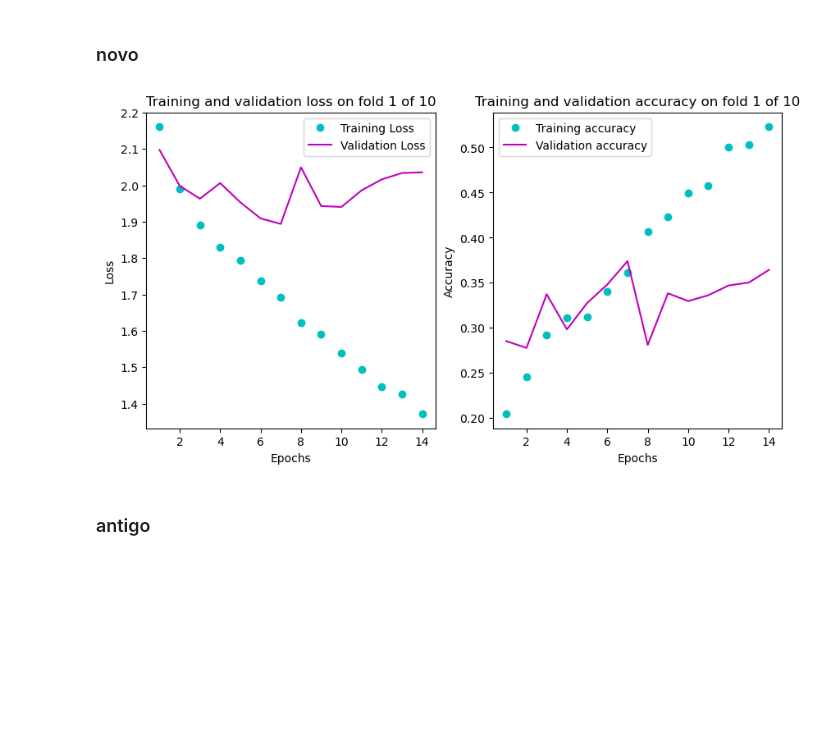
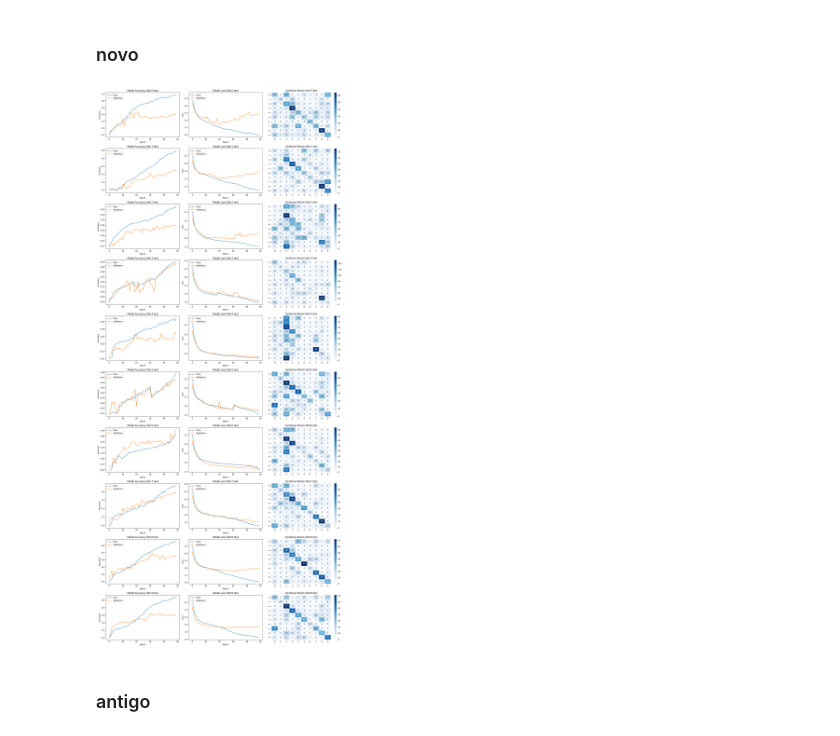
Before and after one commit to joaobaptista30/Sound_Classification, a Jupyter notebook: rnn-lstm.ipynb, the cells around one changed output. Saved outputs shown, nothing was run; the diff lists cells and outputs as text; code cells hidden in the pictures; blank space fills up the shorter version.

```diff
--- a/rnn-lstm.ipynb
+++ b/rnn-lstm.ipynb
@@ -479,35 +477,42 @@ Epoch 13/50
 KeyboardInterrupt:
 # %% [markdown]
 ### novo
-# %%
-epochs = range(1, EPOCHS + 1)
-
-fig, ax = plt.subplots(len(fold_metrics), 2, figsize=(10, 5*len(fold_metrics)))
-
-
-for i in range(0,len(fold_metrics)):
-    history_dict = fold_metrics[i].get('history_dict')
-    loss_values=history_dict['loss']
-    acc_values=history_dict['accuracy']
-    val_loss_values = history_dict['val_loss']
-    val_acc_values = history_dict['val_accuracy']
-
-    ax[0].plot(epochs,loss_values,'co',label='Training Loss')
-    ax[0].plot(epochs,val_loss_values,'m', label='Validation Loss')
-    ax[0].set_title('Training and validation loss on fold '+str(i+1)+' of 10')
-    ax[0].set_xlabel('Epochs')
-    ax[0].set_ylabel('Loss')
-    ax[0].legend()
-
-    ax[1].plot(epochs,acc_values,'co', label='Training accuracy')
-    ax[1].plot(epochs,val_acc_values,'m', label='Validation accuracy')
-    ax[1].set_title('Training and validation accuracy on fold '+str(i+1)+' of 10')
-    ax[1].set_xlabel('Epochs')
-    ax[1].set_ylabel('Accuracy')
-    ax[1].legend()
-    plt.show()
-# %% [output]
-[figure, removed]
+# %%
+class_labels = [i for i in range(10)]
+# Create a 10x3 grid for subplots
+fig, axs = plt.subplots(10, 3, figsize=(18, 40))
+
+for i in range(len(fold_metrics)):
+    history = fold_metrics[i].get('history_dict')
+
+    # Plot accuracy values
+    axs[i,0].plot(history['accuracy'])
+    axs[i,0].plot(history['val_accuracy'])
+    axs[i,0].set_title(f'Model Accuracy fold {i+1} test')
+    axs[i,0].set_ylabel('Accuracy')
+    axs[i,0].set_xlabel('Epoch')
+    axs[i,0].legend(['Train', 'Validation'], loc='upper left')
+
+    # Plot loss values
+    axs[i,1].plot(history['loss'])
+    axs[i,1].plot(history['val_loss'])
+    axs[i,1].set_title(f'Model Loss fold {i+1} test')
+    axs[i,1].set_ylabel('Loss')
+    axs[i,1].set_xlabel('Epoch')
+    axs[i,1].legend(['Train', 'Validation'], loc='upper left')
+
+    # Plot confusion matrix
+    cm = fold_metrics[i].get('confusion_matrix')
+    axs[i,2].set_title(f'Confusion Matrix fold {i+1} test')
+    axs[i,2].set_xlabel('Predicted')
+    axs[i,2].set_ylabel('True')
+    sns.heatmap(cm, annot=True, fmt='d', cmap='Blues', xticklabels=class_labels, yticklabels=class_labels, ax=axs[i,2])
+
+# Adjust layout
+plt.tight_layout()
+plt.show()
+# %% [output]
+[figure, added]
 # %% [markdown]
 ### antigo
 # %% [markdown]
```
Also changed, not shown: parts of 3 cells of this notebook.
